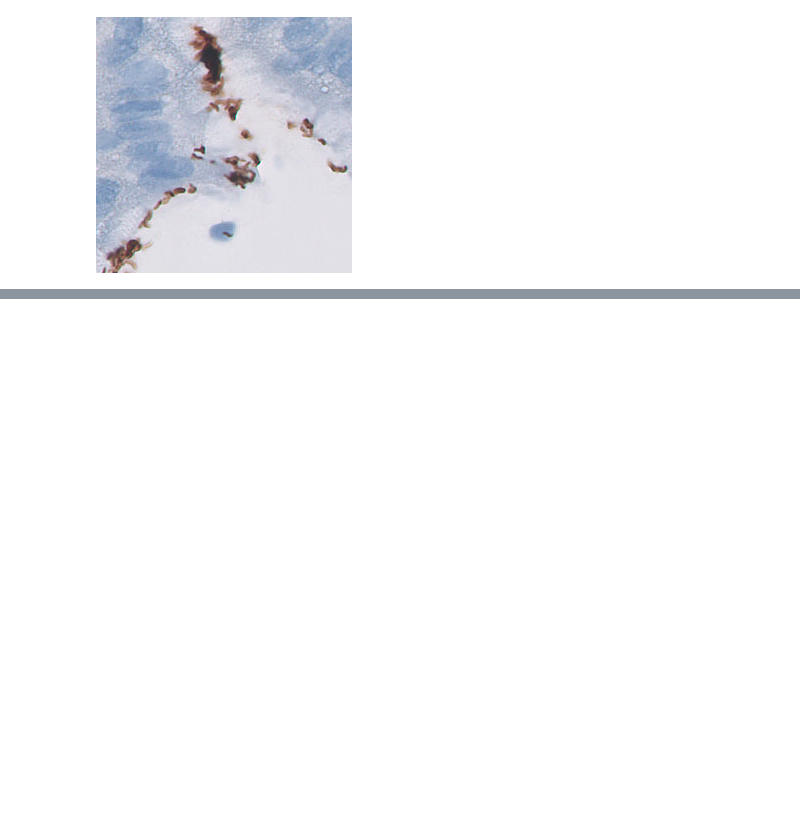
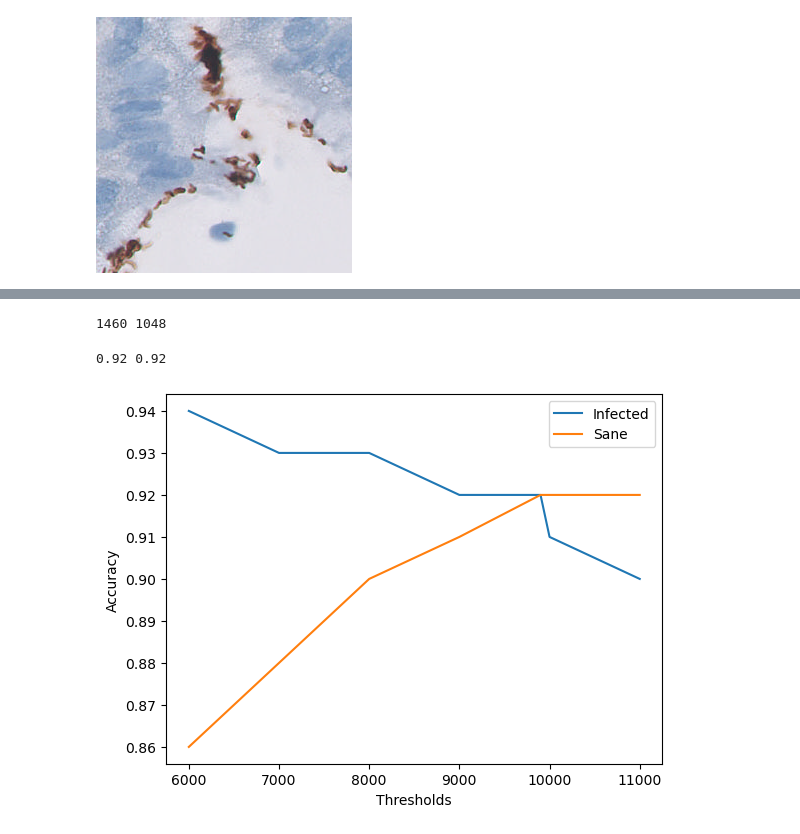
Before and after one commit to Arnau1/Helicobacter, a Jupyter notebook: DataProcessing.ipynb, the cells around one changed output, grey strips where cells are left out. Drawn from its saved outputs; the diff is of its cells as text; code cells hidden in the pictures; blank space fills up the shorter version.

```diff
--- a/DataProcessing.ipynb
+++ b/DataProcessing.ipynb
@@ -144,0 +141,47 @@ with open('images.pkl', 'wb') as f:
+# %%
+# Separate positive from negative samples
+has_bacteria = [images[i] for i in range(len(images)) if images[i]['info'][2] == '1']
+no_bacteria = [images[i] for i in range(len(images)) if images[i]['info'][2] == '-1']
+# %%
+diff_bact = []
+for ii in has_bacteria:
+    diff_bact.append(process_img(ii['img']))
+# %%
+diff_sane = []
+for ii in no_bacteria:
+    diff_sane.append(process_img(ii['img']))
+# %%
+print(len(has_bacteria), len(no_bacteria))
+# %% [output]
+1460 1048
+# %%
+thresholds = [6000, 7000, 8000, 9000, 9900, 10000, 11000]
+bad = []
+sane = []
+for thr in thresholds:
+    b = 0
+    s = 0
+
+    for el in diff_bact:
+        if el > thr:
+            b+=1
+    for el in diff_sane:
+        if el < thr:
+            s+=1
+
+    bad.append(round((b/len(has_bacteria)),2))
+    sane.append(round((s/len(no_bacteria)),2))
+# %%
+print(bad[4], sane[4])
+# %% [output]
+0.92 0.92
+# %%
+# Plot
+plt.plot(thresholds, bad, label='Infected')
+plt.plot(thresholds, sane, label='Sane')
+plt.xlabel('Thresholds')
+plt.ylabel('Accuracy')
+plt.legend()
+plt.show()
+# %% [output]
+[figure, added]
```
Also changed, not shown: parts of 11 cells of this notebook, 1 other file.
